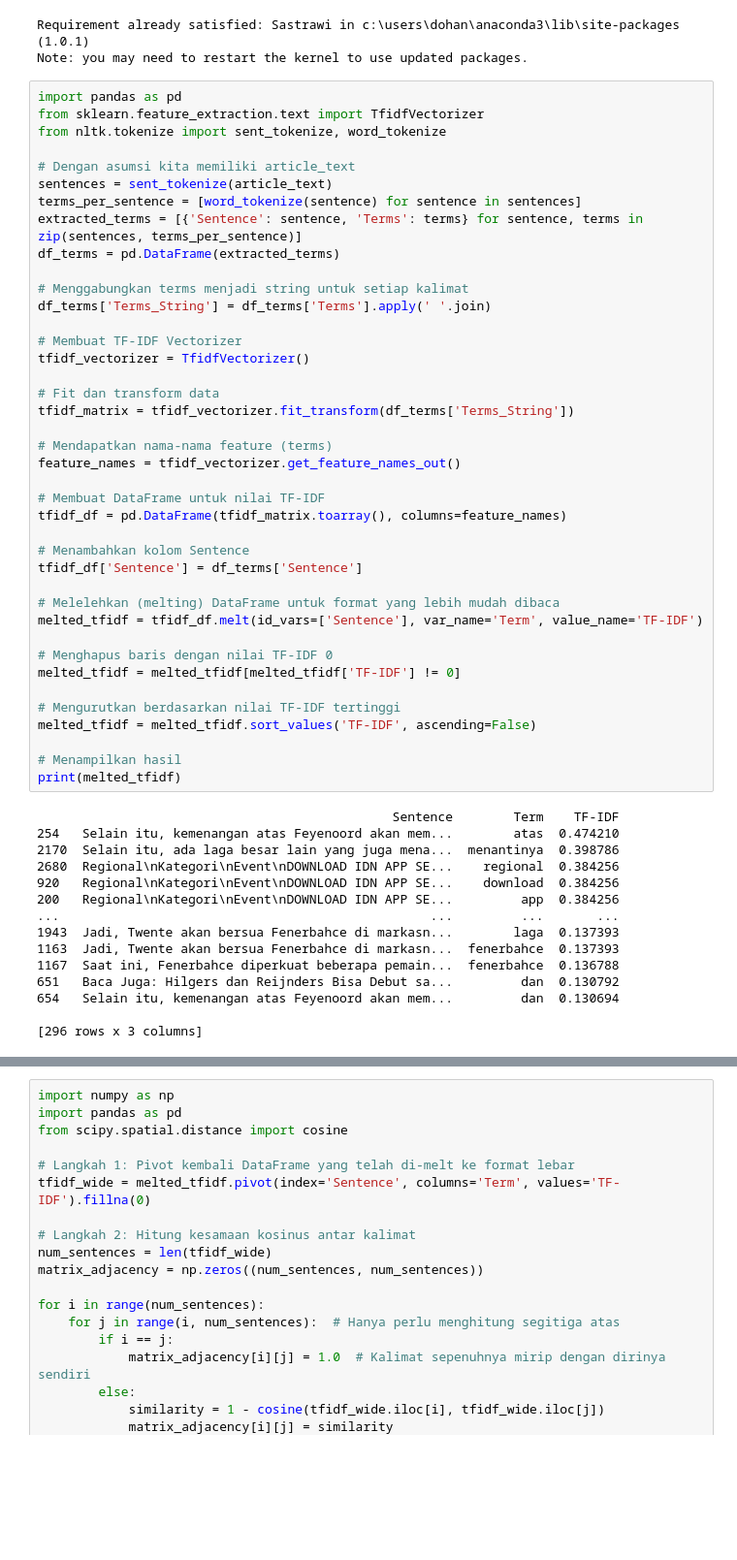
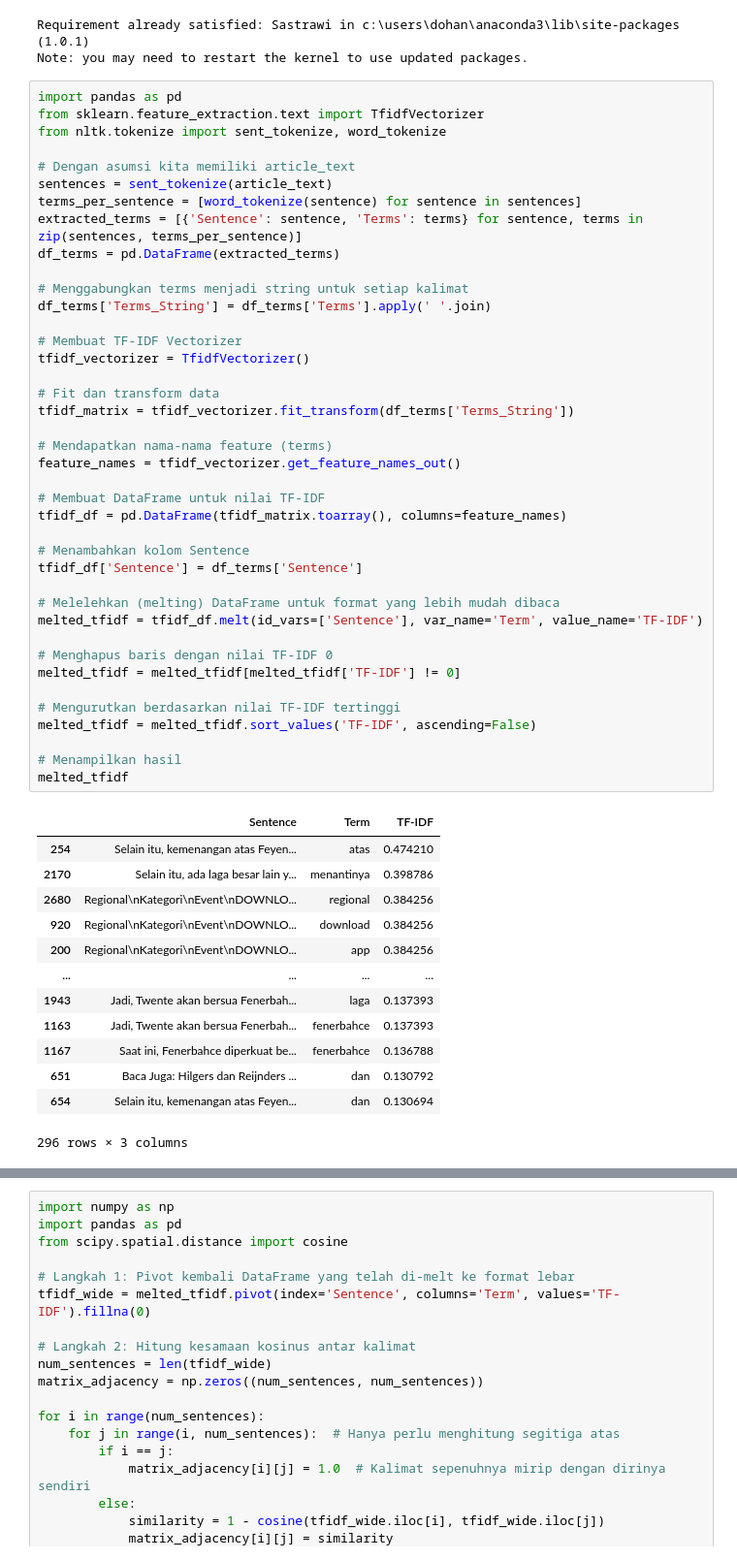
Before and after one commit to drhadityo/ppw, a Jupyter notebook: _sources/Tugas Crawling Artikel.ipynb, the cells around one changed output, grey strips where cells are left out. Shown at 97% size. Drawn from its saved outputs; the diff is of its cells as text; blank space fills up the shorter version.

```diff
--- a/_sources/Tugas Crawling Artikel.ipynb
+++ b/_sources/Tugas Crawling Artikel.ipynb
@@ -229,45 +340,44 @@ df_terms = pd.DataFrame(extracted_terms)
 
 # Menggabungkan terms menjadi string untuk setiap kalimat
 df_terms['Terms_String'] = df_terms['Terms'].apply(' '.join)
 
 # Membuat TF-IDF Vectorizer
 tfidf_vectorizer = TfidfVectorizer()
 
 # Fit dan transform data
 tfidf_matrix = tfidf_vectorizer.fit_transform(df_terms['Terms_String'])
 
 # Mendapatkan nama-nama feature (terms)
 feature_names = tfidf_vectorizer.get_feature_names_out()
 
 # Membuat DataFrame untuk nilai TF-IDF
 tfidf_df = pd.DataFrame(tfidf_matrix.toarray(), columns=feature_names)
 
 # Menambahkan kolom Sentence
 tfidf_df['Sentence'] = df_terms['Sentence']
 
 # Melelehkan (melting) DataFrame untuk format yang lebih mudah dibaca
 melted_tfidf = tfidf_df.melt(id_vars=['Sentence'], var_name='Term', value_name='TF-IDF')
 
 # Menghapus baris dengan nilai TF-IDF 0
 melted_tfidf = melted_tfidf[melted_tfidf['TF-IDF'] != 0]
 
 # Mengurutkan berdasarkan nilai TF-IDF tertinggi
 melted_tfidf = melted_tfidf.sort_values('TF-IDF', ascending=False)
 
 # Menampilkan hasil
-print(melted_tfidf)
+melted_tfidf
 # %% [output]
+|  | Sentence | Term | TF-IDF |
+| 254 | Selain itu, kemenangan atas Feyen... | atas | 0.474210 |
+| 2170 | Selain itu, ada laga besar lain y... | menantinya | 0.398786 |
+| 2680 | Regional\nKategori\nEvent\nDOWNLO... | regional | 0.384256 |
+| 920 | Regional\nKategori\nEvent\nDOWNLO... | download | 0.384256 |
+| 200 | Regional\nKategori\nEvent\nDOWNLO... | app | 0.384256 |
+| ... | ... | ... | ... |
+| 1943 | Jadi, Twente akan bersua Fenerbah... | laga | 0.137393 |
+| 1163 | Jadi, Twente akan bersua Fenerbah... | fenerbahce | 0.137393 |
+| 1167 | Saat ini, Fenerbahce diperkuat be... | fenerbahce | 0.136788 |
+| 651 | Baca Juga: Hilgers dan Reijnders ... | dan | 0.130792 |
+| 654 | Selain itu, kemenangan atas Feyen... | dan | 0.130694 |
-                                               Sentence        Term    TF-IDF
-254   Selain itu, kemenangan atas Feyenoord akan mem...        atas  0.474210
-2170  Selain itu, ada laga besar lain yang juga mena...  menantinya  0.398786
-2680  Regional\nKategori\nEvent\nDOWNLOAD IDN APP SE...    regional  0.384256
-920   Regional\nKategori\nEvent\nDOWNLOAD IDN APP SE...    download  0.384256
-200   Regional\nKategori\nEvent\nDOWNLOAD IDN APP SE...         app  0.384256
-...                                                 ...         ...       ...
-1943  Jadi, Twente akan bersua Fenerbahce di markasn...        laga  0.137393
-1163  Jadi, Twente akan bersua Fenerbahce di markasn...  fenerbahce  0.137393
-1167  Saat ini, Fenerbahce diperkuat beberapa pemain...  fenerbahce  0.136788
-651   Baca Juga: Hilgers dan Reijnders Bisa Debut sa...         dan  0.130792
-654   Selain itu, kemenangan atas Feyenoord akan mem...         dan  0.130694
-
-[296 rows x 3 columns]
+296 rows × 3 columns
```
Also changed, not shown: parts of 15 cells of this notebook, 31 other files.
